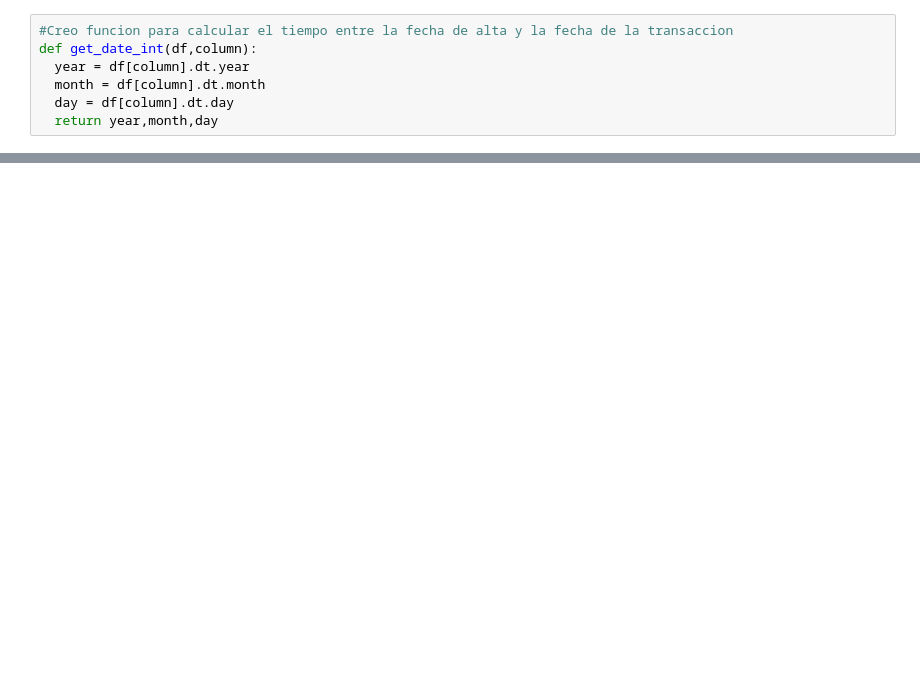
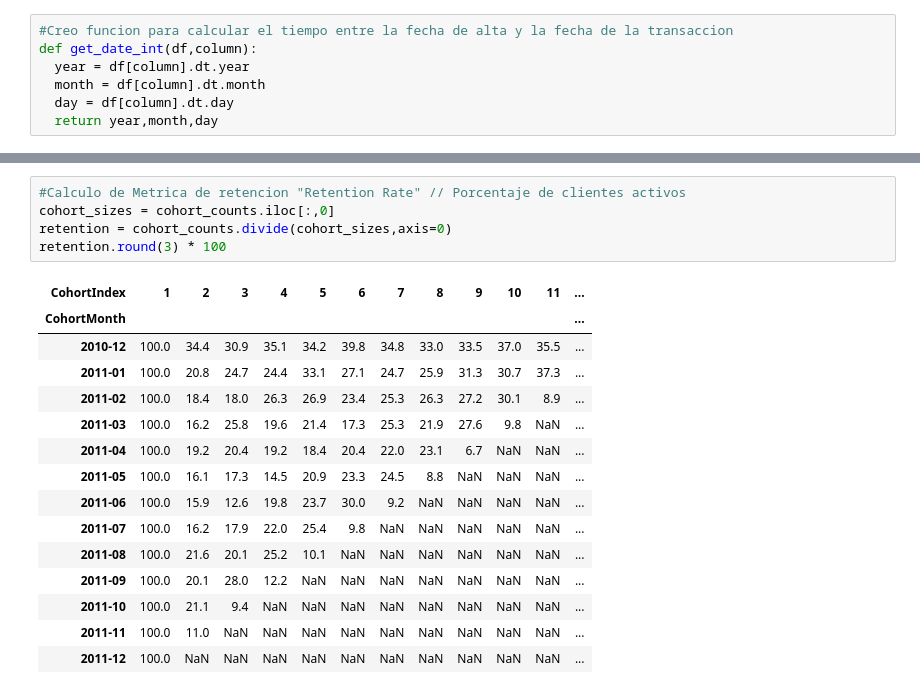
Before and after one commit to lucasnserra/CustomerSegmentation, a Jupyter notebook: Time_Cohorts.ipynb, the cells around one changed output, grey strips where cells are left out. Cells and saved outputs as stored; diff of their text form; blank space fills up the shorter version.

```diff
--- a/Time_Cohorts.ipynb
+++ b/Time_Cohorts.ipynb
@@ -76,0 +86,21 @@ online.head()
+# %%
+#Calculo de Metrica de retencion "Retention Rate" // Porcentaje de clientes activos
+cohort_sizes = cohort_counts.iloc[:,0]
+retention = cohort_counts.divide(cohort_sizes,axis=0)
+retention.round(3) * 100
+# %% [output]
+| CohortIndex | 1 | 2 | 3 | 4 | 5 | 6 | 7 | 8 | 9 | 10 | 11 | ... |
+| CohortMonth |  |  |  |  |  |  |  |  |  |  |  | ... |
+| 2010-12 | 100.0 | 34.4 | 30.9 | 35.1 | 34.2 | 39.8 | 34.8 | 33.0 | 33.5 | 37.0 | 35.5 | ... |
+| 2011-01 | 100.0 | 20.8 | 24.7 | 24.4 | 33.1 | 27.1 | 24.7 | 25.9 | 31.3 | 30.7 | 37.3 | ... |
+| 2011-02 | 100.0 | 18.4 | 18.0 | 26.3 | 26.9 | 23.4 | 25.3 | 26.3 | 27.2 | 30.1 | 8.9 | ... |
+| 2011-03 | 100.0 | 16.2 | 25.8 | 19.6 | 21.4 | 17.3 | 25.3 | 21.9 | 27.6 | 9.8 | NaN | ... |
+| 2011-04 | 100.0 | 19.2 | 20.4 | 19.2 | 18.4 | 20.4 | 22.0 | 23.1 | 6.7 | NaN | NaN | ... |
+| 2011-05 | 100.0 | 16.1 | 17.3 | 14.5 | 20.9 | 23.3 | 24.5 | 8.8 | NaN | NaN | NaN | ... |
+| 2011-06 | 100.0 | 15.9 | 12.6 | 19.8 | 23.7 | 30.0 | 9.2 | NaN | NaN | NaN | NaN | ... |
+| 2011-07 | 100.0 | 16.2 | 17.9 | 22.0 | 25.4 | 9.8 | NaN | NaN | NaN | NaN | NaN | ... |
+| 2011-08 | 100.0 | 21.6 | 20.1 | 25.2 | 10.1 | NaN | NaN | NaN | NaN | NaN | NaN | ... |
+| 2011-09 | 100.0 | 20.1 | 28.0 | 12.2 | NaN | NaN | NaN | NaN | NaN | NaN | NaN | ... |
+| 2011-10 | 100.0 | 21.1 | 9.4 | NaN | NaN | NaN | NaN | NaN | NaN | NaN | NaN | ... |
+| 2011-11 | 100.0 | 11.0 | NaN | NaN | NaN | NaN | NaN | NaN | NaN | NaN | NaN | ... |
+| 2011-12 | 100.0 | NaN | NaN | NaN | NaN | NaN | NaN | NaN | NaN | NaN | NaN | ... |
```
Also changed, not shown: parts of 9 cells of this notebook.
